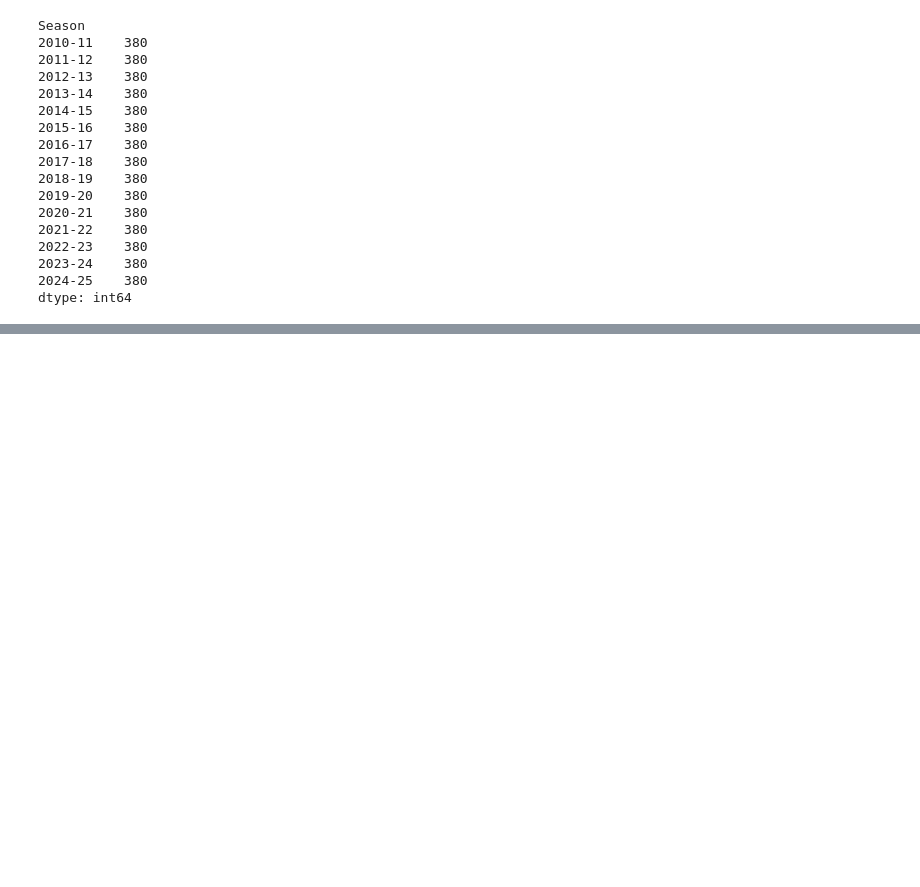
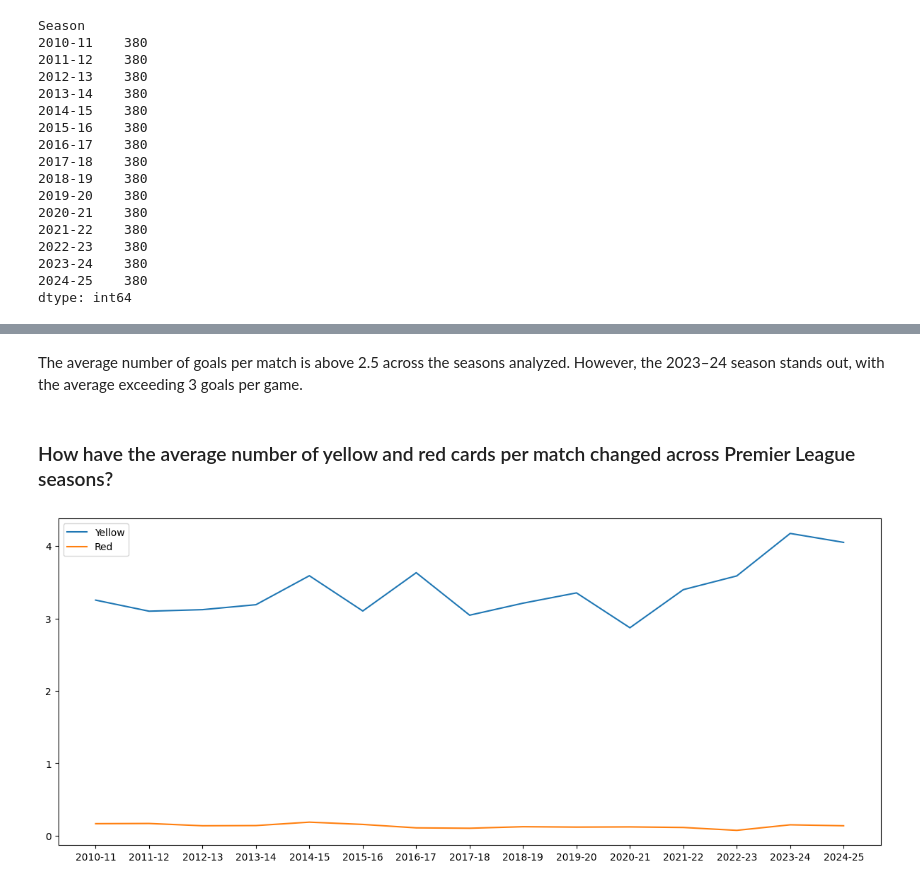
Before and after one commit to w2xw30/pl-matchpredictor, a Jupyter notebook: notebooks/01_eda.ipynb, the cells around one changed output, grey strips where cells are left out. Saved outputs shown, nothing was run; the diff lists cells and outputs as text; code cells hidden in the pictures; blank space fills up the shorter version.

```diff
--- a/notebooks/01_eda.ipynb
+++ b/notebooks/01_eda.ipynb
@@ -38,0 +155,18 @@ dtype: int64
+# %% [markdown]
+The average number of goals per match is above 2.5 across the seasons analyzed. However, the 2023–24 season stands out, with the average exceeding 3 goals per game.
+# %% [markdown]
+### How have the average number of yellow and red cards per match changed across Premier League seasons?
+# %%
+cards = pd.DataFrame({
+    "Season":df.Season,
+    "Yellow" : df.HY+df.AY,
+    "Red" : df.HR + df.AR,
+})
+avg_card = cards.groupby("Season").agg(yellow = ("Yellow","mean"), red = ("Red","mean"))
+
+plt.figure(figsize=(15,6))
+plt.plot(avg_card.index, avg_card.values)
+plt.legend(["Yellow", "Red"])
+plt.show()
+# %% [output]
+[figure, added]
```
Also changed, not shown: parts of 17 cells of this notebook.
